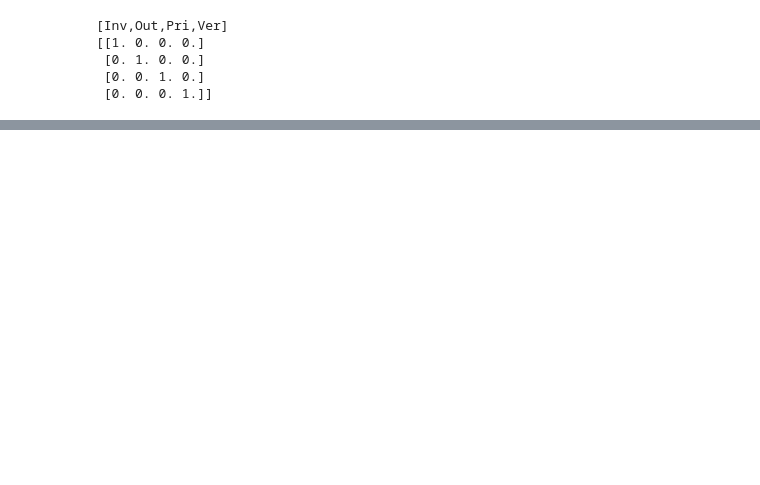
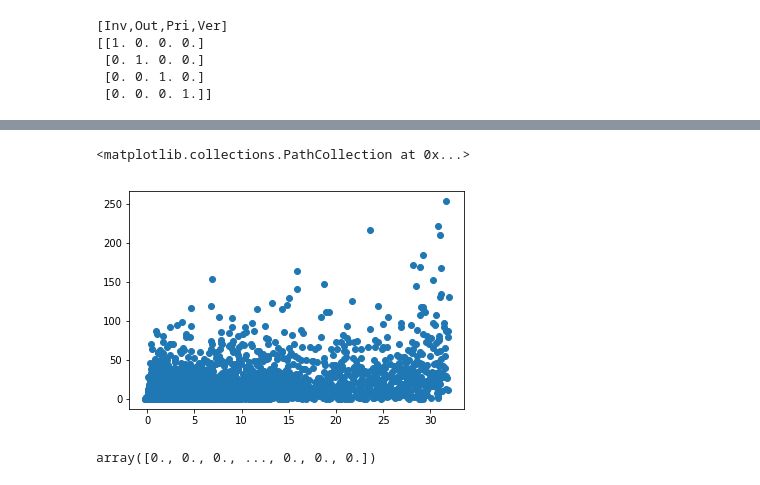
Before and after one commit to gilvandrocesardemedeiros/ClimatePrediction, a Jupyter notebook: Predict_Rain_MLP.ipynb, the cells around one changed output, grey strips where cells are left out. Saved outputs shown, nothing was run; the diff lists cells and outputs as text; code cells hidden in the pictures; blank space fills up the shorter version.

```diff
--- a/Predict_Rain_MLP.ipynb
+++ b/Predict_Rain_MLP.ipynb
@@ -276,0 +262,3 @@ print(mean_squared_error(Y_previsto, Y_test))
+# %%
+#Criando o objeto para Cross Validation
+kfold = KFold(n_splits=5, shuffle=True, random_state=7)
@@ -276,0 +268,7 @@ print(mean_squared_error(Y_previsto, Y_test))
+# %%
+#Parâmetros para o Grid Search
+parameters = {'batch_size': [20, 32],
+              'camadas': [1,2,3]}
+# %%
+grid_search = GridSearchCV(estimator = estimator, param_grid = parameters, n_jobs = -1,
+                       scoring = "neg_mean_absolute_error", verbose=2, cv = kfold, return_train_score = True)
@@ -276,0 +279,2 @@ print(mean_squared_error(Y_previsto, Y_test))
+# %%
+grid_result = grid_search.fit(dataSet, prec)
@@ -276,0 +330,9 @@ print(mean_squared_error(Y_previsto, Y_test))
+# %%
+plt.scatter(grid_search.predict(dataSet), prec)
+# %% [output]
+<matplotlib.collections.PathCollection at 0x...>
+[figure, added]
+# %%
+prec
+# %% [output]
+array([0., 0., 0., ..., 0., 0., 0.])
```
Also changed, not shown: parts of 28 cells of this notebook.
